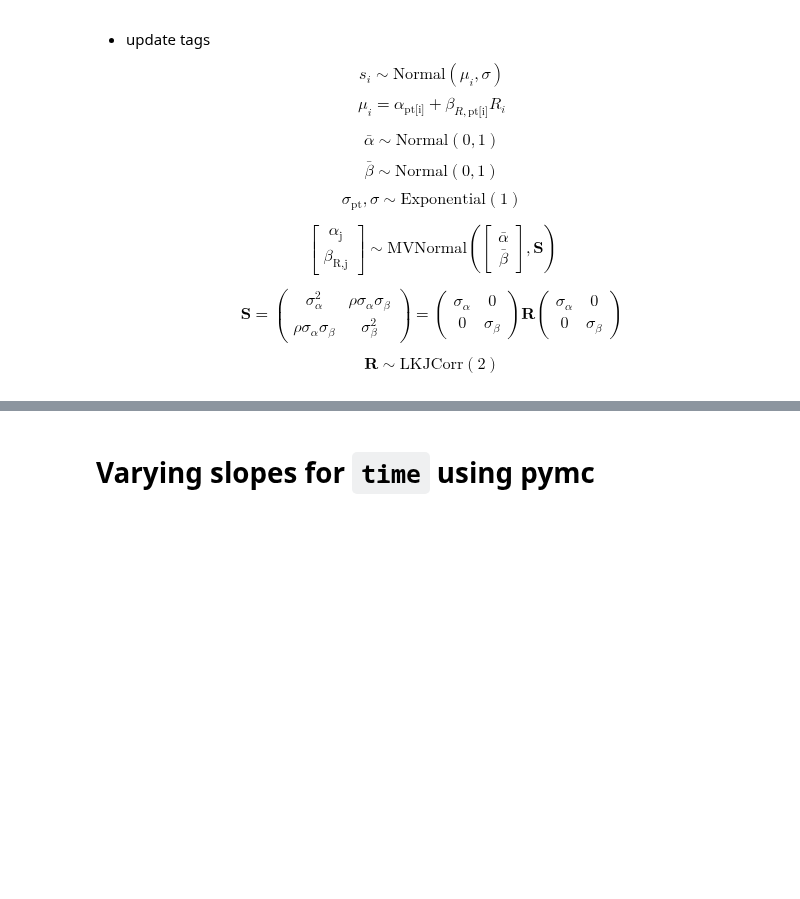
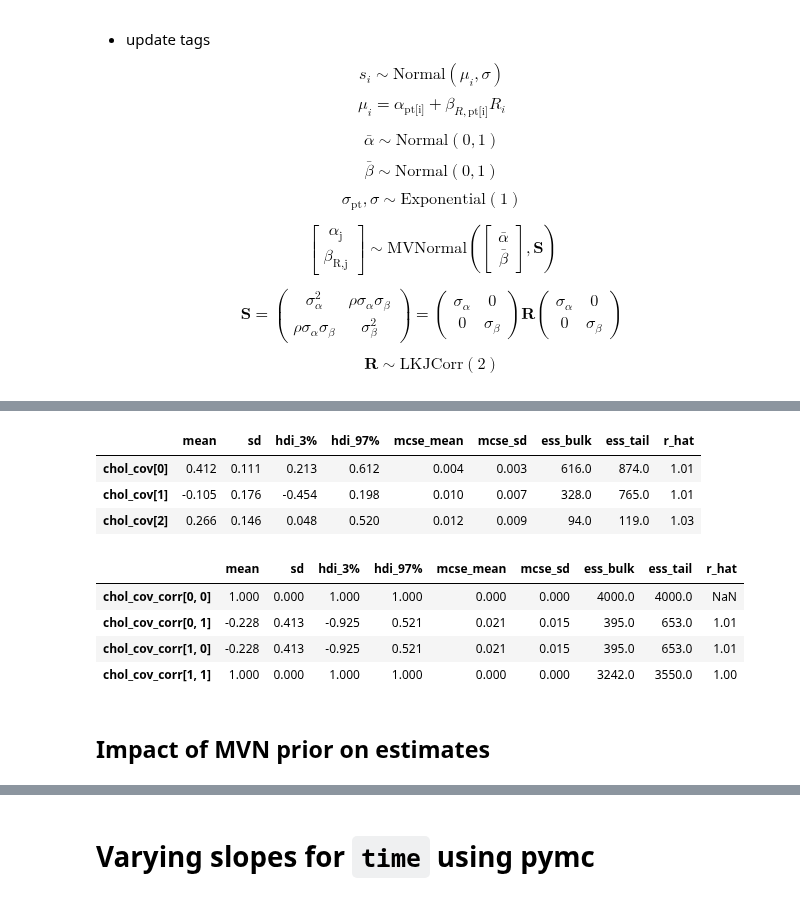
Before and after one commit to benslack19/benslack19.github.io, a Jupyter notebook: _posts_drafts/2024-05-29-time-series-varying-effects.ipynb, the cells around one changed output, grey strips where cells are left out. Saved outputs shown, nothing was run; the diff lists cells and outputs as text; code cells hidden in the pictures; blank space fills up the shorter version.

```diff
--- a/_posts_drafts/2024-05-29-time-series-varying-effects.ipynb
+++ b/_posts_drafts/2024-05-29-time-series-varying-effects.ipynb
@@ -495,0 +541,17 @@ $$ \textbf{R} \sim \text{LKJCorr}(2) \tag{16} $$
+# %%
+az.summary(trace_m2, var_names=['chol_cov'])
+# %% [output]
+|  | mean | sd | hdi_3% | hdi_97% | mcse_mean | mcse_sd | ess_bulk | ess_tail | r_hat |
+| chol_cov[0] | 0.412 | 0.111 | 0.213 | 0.612 | 0.004 | 0.003 | 616.0 | 874.0 | 1.01 |
+| chol_cov[1] | -0.105 | 0.176 | -0.454 | 0.198 | 0.010 | 0.007 | 328.0 | 765.0 | 1.01 |
+| chol_cov[2] | 0.266 | 0.146 | 0.048 | 0.520 | 0.012 | 0.009 | 94.0 | 119.0 | 1.03 |
+# %%
+az.summary(trace_m2, var_names=['chol_cov_corr'])
+# %% [output]
+|  | mean | sd | hdi_3% | hdi_97% | mcse_mean | mcse_sd | ess_bulk | ess_tail | r_hat |
+| chol_cov_corr[0, 0] | 1.000 | 0.000 | 1.000 | 1.000 | 0.000 | 0.000 | 4000.0 | 4000.0 | NaN |
+| chol_cov_corr[0, 1] | -0.228 | 0.413 | -0.925 | 0.521 | 0.021 | 0.015 | 395.0 | 653.0 | 1.01 |
+| chol_cov_corr[1, 0] | -0.228 | 0.413 | -0.925 | 0.521 | 0.021 | 0.015 | 395.0 | 653.0 | 1.01 |
+| chol_cov_corr[1, 1] | 1.000 | 0.000 | 1.000 | 1.000 | 0.000 | 0.000 | 3242.0 | 3550.0 | 1.00 |
+# %% [markdown]
+## Impact of MVN prior on estimates
```
Also changed, not shown: parts of 7 cells of this notebook.
